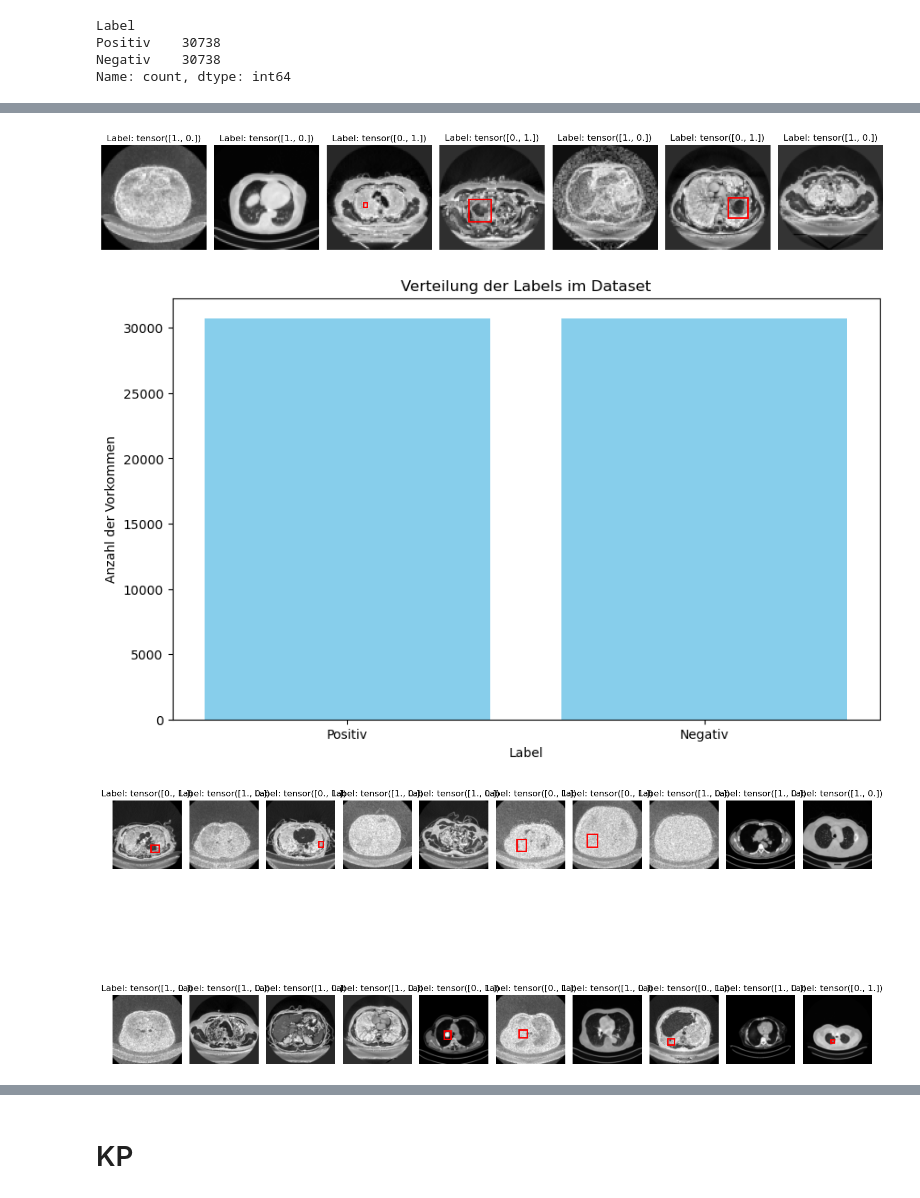
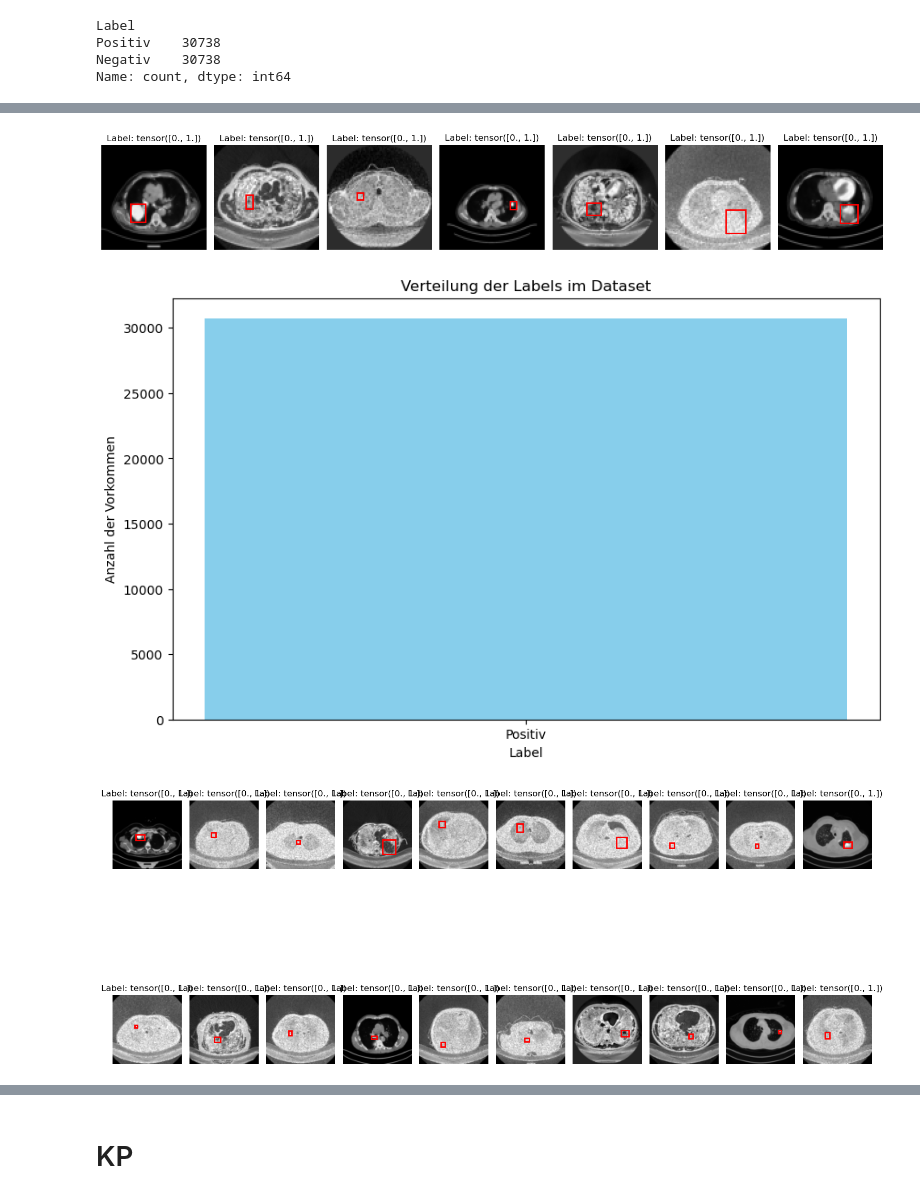
Before and after one commit to DominikHahn1407/Masterarbeit, a Jupyter notebook: Christoph/Object_Detection/CapsuleNet_Detection_lung.ipynb, the cells around one changed output, grey strips where cells are left out. Drawn from its saved outputs; the diff is of its cells as text; code cells hidden in the pictures.

```diff
--- a/Christoph/Object_Detection/CapsuleNet_Detection_lung.ipynb
+++ b/Christoph/Object_Detection/CapsuleNet_Detection_lung.ipynb
@@ -363,35 +363,39 @@ balanced_df
 # %%
 balanced_df=balanced_df.drop(columns=['UID_Annotation','File Path_Annotation'])
 balanced_df = balanced_df.reset_index(drop=True)
+
+
+positive_samples=positive_samples.drop(columns=['UID_Annotation','File Path_Annotation'])
+positive_samples = positive_samples.reset_index(drop=True)
 # %%
 transform = transforms.Compose([
     transforms.Resize((image_size, image_size)),
     transforms.Grayscale(),
     transforms.ToTensor(),
     transforms.Normalize(mean=[0.5], std=[0.5])
 ])
 
 train_transforms = transforms.Compose([
     transforms.RandomHorizontalFlip(),
     transforms.RandomRotation(degrees=15),        # Rotate by up to ±15 degrees
     transforms.RandomResizedCrop((224, 224),      # Random crop and resize to simulate zooming
                     scale=(0.8, 1.2),  # Scale for zoom in/out
                     ratio=(0.9, 1.1)),
     transforms.RandomAffine(degrees=0, shear=10), # Apply random shear with ±10 degrees
     transform
 ])
 
 
 
-dataset = DICOMPETDataset(df=balanced_df, transform=transform, target_size=(image_size, image_size))
+dataset = DICOMPETDataset(df=positive_samples, transform=transform, target_size=(image_size, image_size))
 # dataset = DICOMCoarseDataset(root_dir=BASE_DIR, num_images_per_class=100, classes=["nodule", "non-nodule"], transform=transform, scenario=1)
 dataset.visualize_images_with_bboxes(num_images=7)
 # %% [output]
-[figure, old version]
+[figure, new version]
 # %%
 dataset.display_label_distribution()
 # %% [output]
-[figure, old version]
+[figure, new version]
 # %%
 train_size = int(train_ratio * len(dataset))
 test_size = len(dataset) - train_size
@@ -403,7 +407,7 @@ test_loader = DataLoader(test_dataset, batch_size=batch_size, shuffle=False)
 
 visualize_dataloader_batch_with_bboxes(train_loader)
 # %% [output]
-[figure, old version]
+[figure, new version]
 # %%
 model = CapsuleNetwork(image_size=image_size)
 model = model.to(device)
```
Also changed, not shown: parts of 4 cells of this notebook, 1 other file.
